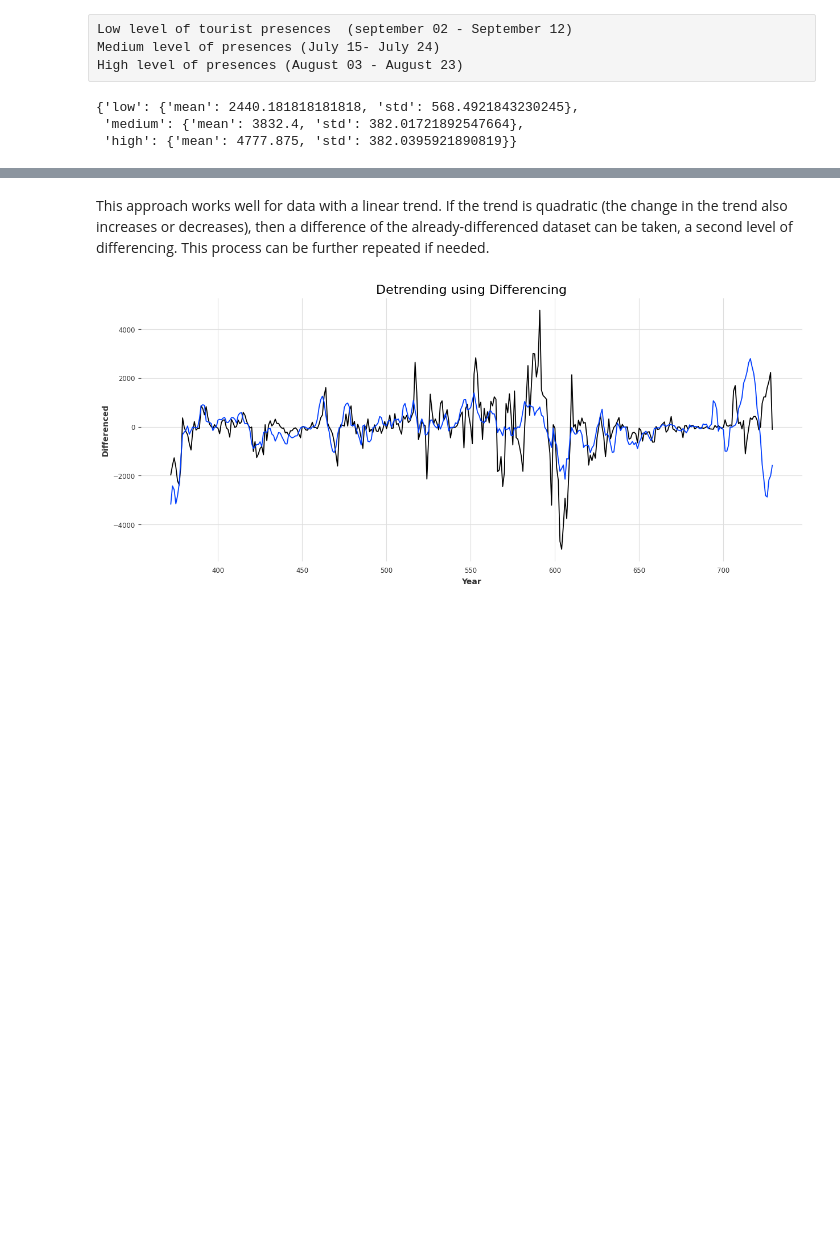
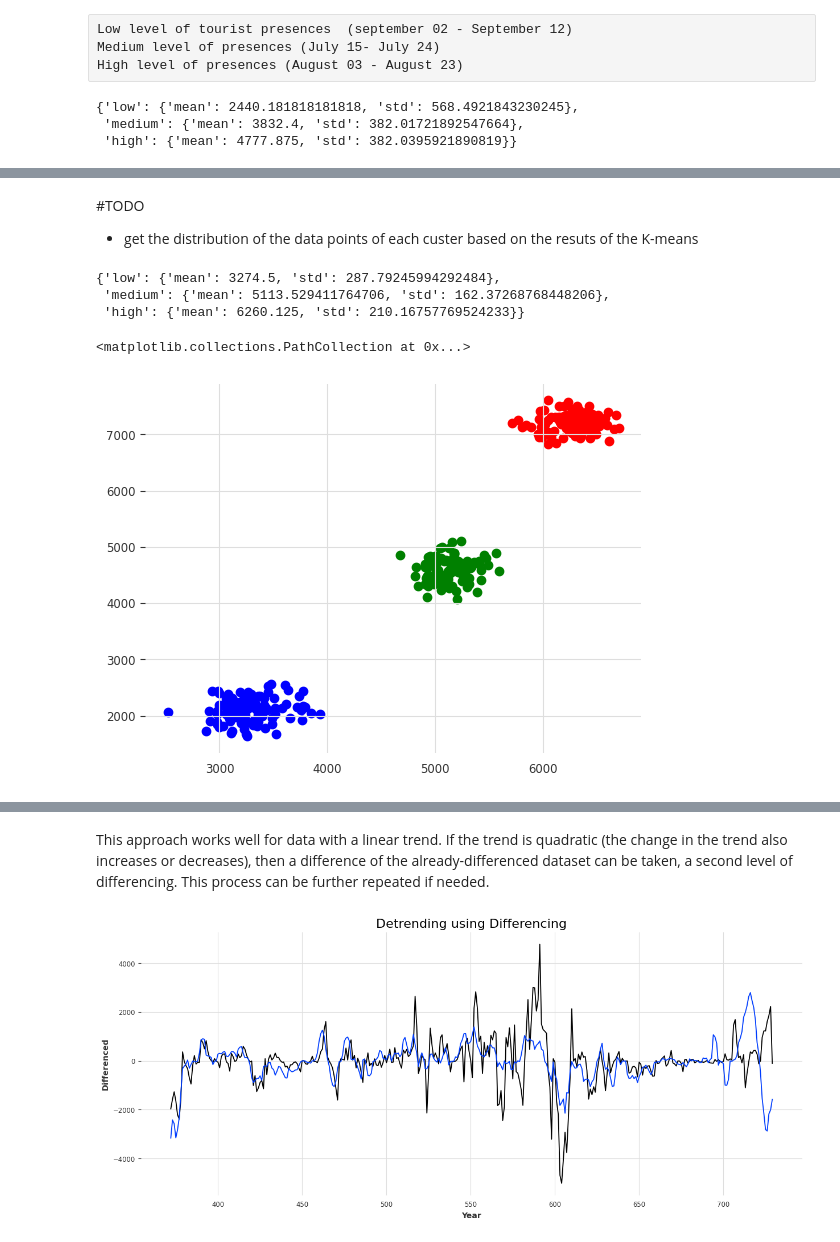
Before and after one commit to tn-aixpa/datiturismo, a Jupyter notebook: digital twin/confounding.ipynb, the cells around one changed output, grey strips where cells are left out. Saved outputs shown, nothing was run; the diff lists cells and outputs as text; code cells hidden in the pictures; blank space fills up the shorter version.

```diff
--- a/digital twin/confounding.ipynb
+++ b/digital twin/confounding.ipynb
@@ -1376,6 +1372,7 @@ def scale_timeframe(transformed_weeks):
     transformed_weeks["detrend_week_e_scaled"] = scaler.fit_transform(transformed_weeks[["detrend_week_e"]])
     transformed_weeks["detrend_month_t_scaled"] = scaler.fit_transform(transformed_weeks[["detrend_month_t"]])
     transformed_weeks["detrend_month_e_scaled"] = scaler.fit_transform(transformed_weeks[["detrend_month_e"]])
+    transformed_weeks["tmax_scaled"] = scaler.fit_transform(transformed_weeks[["tmax"]])
     return transformed_weeks
 transformed_weeks_2023 = scale_timeframe(transformed_weeks)
 transformed_weeks_2022 = scale_timeframe(transformed_weeks_2022)
@@ -1622,0 +1768,51 @@ plt.scatter(tourist_sample_w["high"], excursionist_sample_w["high"], label="high
+# %% [markdown]
+#TODO
+- get the distribution of the data points of each custer based on the resuts of the K-means
+# %%
+delta = 310
+dates_t_medium = transformed_weeks_2022[(transformed_weeks_2022["presences_tourists"] >= 5159 - delta) & (transformed_weeks_2022["presences_tourists"] <= 5159 + delta)]["date"]
+dates_t_high = transformed_weeks_2022[(transformed_weeks_2022["presences_tourists"] >= 6315 - delta) & (transformed_weeks_2022["presences_tourists"] <= 6315 + delta)]["date"]
+dates_t_low = transformed_weeks_2022[(transformed_weeks_2022["presences_tourists"] >= 3179 - delta) & (transformed_weeks_2022["presences_tourists"] <= 3179 + delta)]["date"]
+
+weeks_list_t = [{"week_type": "low", "week_options": list(dates_t_low)},
+              {"week_type": "medium", "week_options": list(dates_t_medium)},
+              {"week_type": "high", "week_options": list(dates_t_high)}]
+dates_e_medium = transformed_weeks_2022[(transformed_weeks_2022["presences_excursionists"] >= 4583 - delta) & (transformed_weeks_2022["presences_excursionists"] <= 4583 + delta)]["date"]
+dates_e_high = transformed_weeks_2022[(transformed_weeks_2022["presences_excursionists"] >= 7207 - delta) & (transformed_weeks_2022["presences_excursionists"] <= 7207 + delta)]["date"]
+dates_e_low = transformed_weeks_2022[(transformed_weeks_2022["presences_excursionists"] >= 2106 - delta) & (transformed_weeks_2022["presences_excursionists"] <= 2106 + delta)]["date"]
+
+weeks_list_e = [{"week_type": "low", "week_options": list(dates_e_low)},
+              {"week_type": "medium", "week_options": list(dates_e_medium)},
+              {"week_type": "high", "week_options": list(dates_e_high)}]
+def compute_stats(attendences_df, weeks, feature):
+    presences_stats = {}
+    for week in weeks:
+        sample = attendences_df[(attendences_df['date'].isin(week["week_options"]))][[feature]]
+        #print(week["week_type"], sample)
+        (mean, std) = (sample.mean()[feature], sample.std()[feature])
+        presences_stats[week["week_type"]] = {'mean':mean, 'std':std}
+    return presences_stats
+tourist_presences_stats = compute_stats(transformed_weeks_2022, weeks_list_t, "presences_tourists")
+excursionist_presences_stats = compute_stats(transformed_weeks_2022, weeks_list_e, "presences_excursionists")
+tourist_presences_stats
+# %% [output]
+{'low': {'mean': 3274.5, 'std': 287.79245994292484},
+ 'medium': {'mean': 5113.529411764706, 'std': 162.37268768448206},
+ 'high': {'mean': 6260.125, 'std': 210.16757769524233}}
+# %%
+tourist_sample_w = {}
+excursionist_sample_w = {}
+sample_size = 100
+classes = ["low", "medium", "high"]
+
+for cat in classes:
+    stats = tourist_presences_stats[cat]
+    tourist_sample_w[cat] = truncnorm.rvs(-stats['mean'] / stats['std'], 10, loc=stats['mean'], scale=stats['std'], size=sample_size)
+    stats = excursionist_presences_stats[cat]
+    excursionist_sample_w[cat] = truncnorm.rvs(-stats['mean'] / stats['std'], 10, loc=stats['mean'], scale=stats['std'], size=sample_size)
+plt.scatter(tourist_sample_w["low"], excursionist_sample_w["low"], label="low", color="blue")
+plt.scatter(tourist_sample_w["medium"], excursionist_sample_w["medium"], label="medium", color="green")
+plt.scatter(tourist_sample_w["high"], excursionist_sample_w["high"], label="high", color="red")
+# %% [output]
+<matplotlib.collections.PathCollection at 0x...>
+[figure, added]
```
Also changed, not shown: parts of 43 cells of this notebook.
